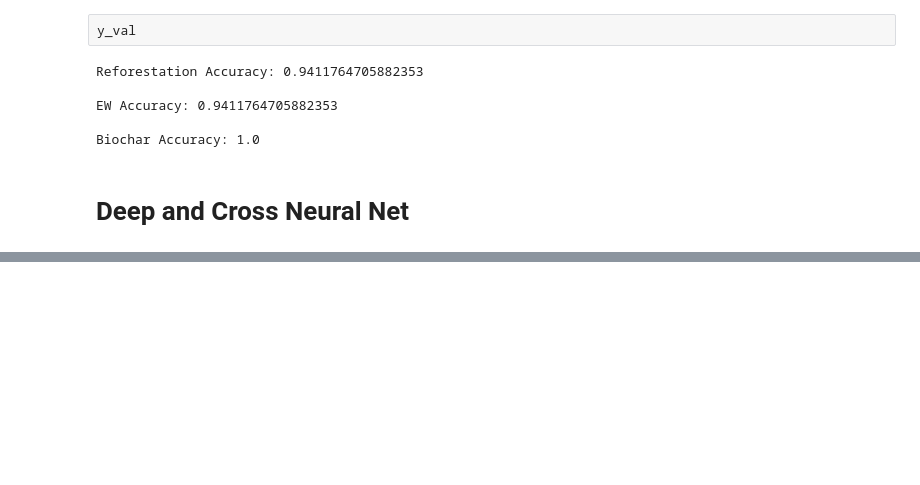
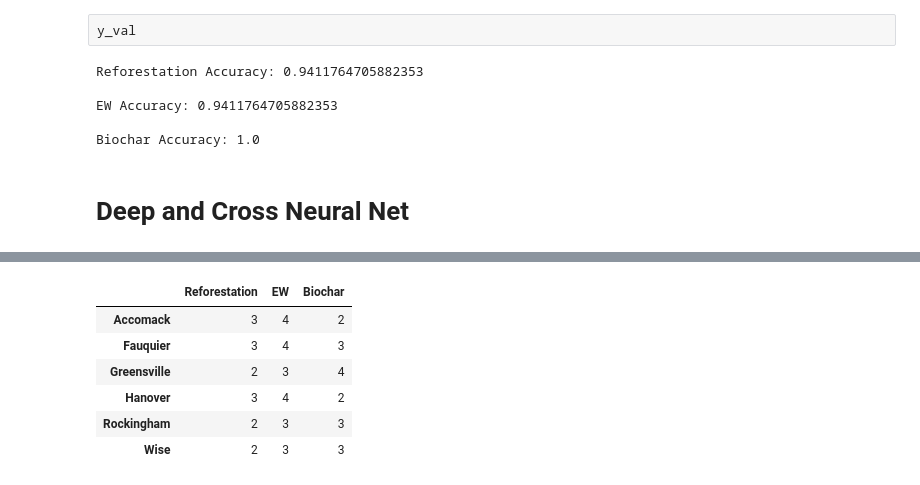
Before and after one commit to hrnur/uvaeicapstone, a Jupyter notebook: modeling-code/DeepLearning.ipynb, the cells around one changed output, grey strips where cells are left out. Saved outputs shown, nothing was run; the diff lists cells and outputs as text; code cells hidden in the pictures; blank space fills up the shorter version.

```diff
--- a/modeling-code/DeepLearning.ipynb
+++ b/modeling-code/DeepLearning.ipynb
@@ -511,0 +585,10 @@ Biochar Accuracy: 1.0
+# %%
+df
+# %% [output]
+|  | Reforestation | EW | Biochar |
+| Accomack | 3 | 4 | 2 |
+| Fauquier | 3 | 4 | 3 |
+| Greensville | 2 | 3 | 4 |
+| Hanover | 3 | 4 | 2 |
+| Rockingham | 2 | 3 | 3 |
+| Wise | 2 | 3 | 3 |
```
Also changed, not shown: parts of 14 cells of this notebook.
